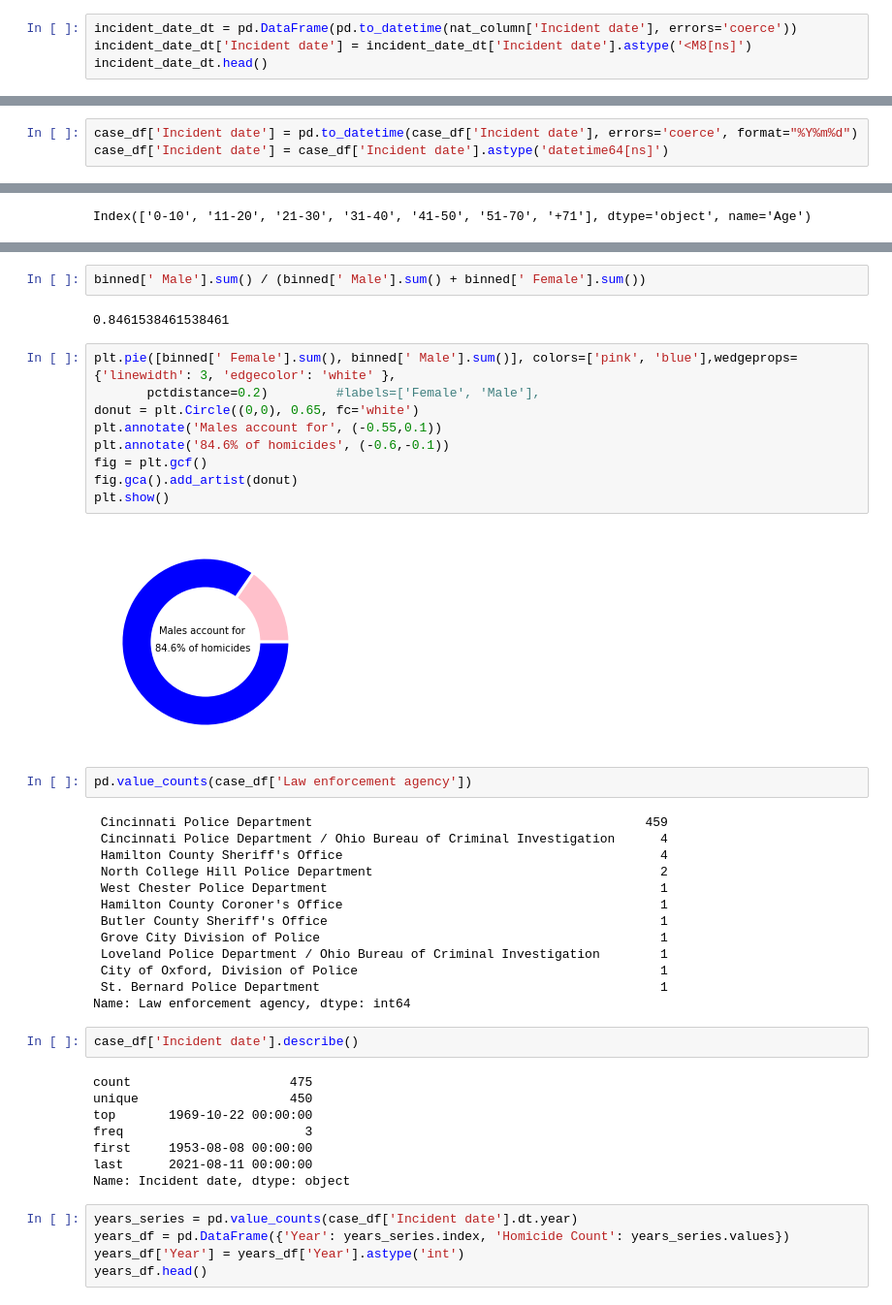
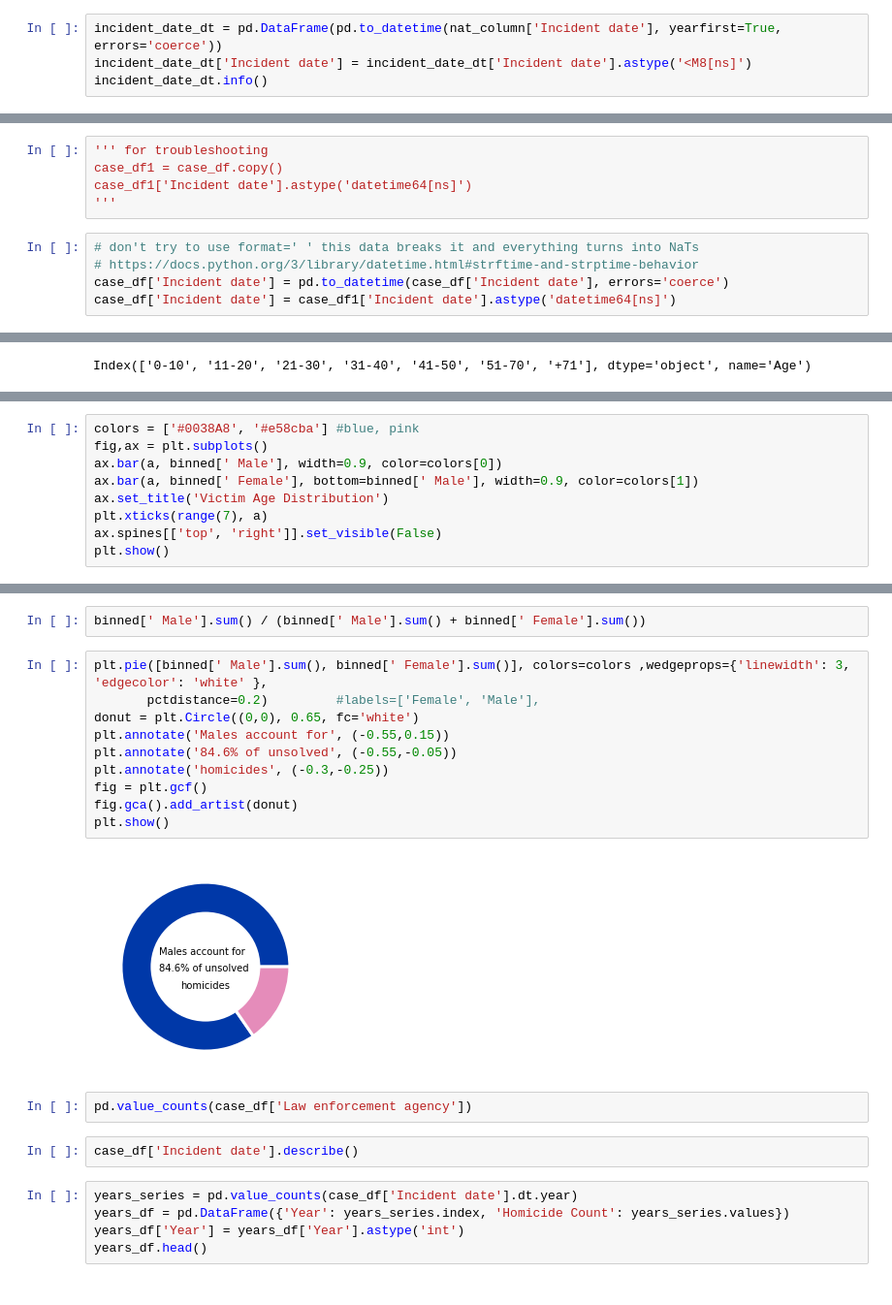
Before and after one commit to IsabelsRepo/IsabelsRepo, a Jupyter notebook: Data-Science/Unsolved Homicide Analysis/Unsolved_Homicides.ipynb, the cells around one changed output, grey strips where cells are left out. Shown at 97% size. Drawn from its saved outputs; the diff is of its cells as text.

```diff
--- a/Data-Science/Unsolved Homicide Analysis/Unsolved_Homicides.ipynb
+++ b/Data-Science/Unsolved Homicide Analysis/Unsolved_Homicides.ipynb
@@ -169,7 +168,7 @@ nat_column.head()
 | 650 | Unknown | 650 |
 | 688 | 10/22/1969 | 688 |
 # %%
-incident_date_dt = pd.DataFrame(pd.to_datetime(nat_column['Incident date'], errors='coerce'))
+incident_date_dt = pd.DataFrame(pd.to_datetime(nat_column['Incident date'], yearfirst=True, errors='coerce'))
 incident_date_dt['Incident date'] = incident_date_dt['Incident date'].astype('<M8[ns]')
-incident_date_dt.head()
+incident_date_dt.info()
 # %% [output]
@@ -186,3 +189,10 @@ dtype('<M8[ns]')
+# %%
+''' for troubleshooting
+case_df1 = case_df.copy()
+case_df1['Incident date'].astype('datetime64[ns]')
+'''
 # %%
-case_df['Incident date'] = pd.to_datetime(case_df['Incident date'], errors='coerce', format="%Y%m%d")
-case_df['Incident date'] = case_df['Incident date'].astype('datetime64[ns]')
+# don't try to use format=' ' this data breaks it and everything turns into NaTs
+# https://docs.python.org/3/library/datetime.html#strftime-and-strptime-behavior
+case_df['Incident date'] = pd.to_datetime(case_df['Incident date'], errors='coerce')
+case_df['Incident date'] = case_df1['Incident date'].astype('datetime64[ns]')
@@ -336,3 +331,12 @@ show(age_bar)
 # %% [output]
 [interactive output not drawn]
 [interactive output not drawn]
+# %%
+colors = ['#0038A8', '#e58cba'] #blue, pink
+fig,ax = plt.subplots()
+ax.bar(a, binned[' Male'], width=0.9, color=colors[0])
+ax.bar(a, binned[' Female'], bottom=binned[' Male'], width=0.9, color=colors[1])
+ax.set_title('Victim Age Distribution')
+plt.xticks(range(7), a)
+ax.spines[['top', 'right']].set_visible(False)
+plt.show()
@@ -339,43 +345,21 @@ show(age_bar)
 # %%
 binned[' Male'].sum() / (binned[' Male'].sum() + binned[' Female'].sum())
-# %% [output]
-0.8461538461538461
 # %%
-plt.pie([binned[' Female'].sum(), binned[' Male'].sum()], colors=['pink', 'blue'],wedgeprops={'linewidth': 3, 'edgecolor': 'white' },
+plt.pie([binned[' Male'].sum(), binned[' Female'].sum()], colors=colors ,wedgeprops={'linewidth': 3, 'edgecolor': 'white' },
        pctdistance=0.2)         #labels=['Female', 'Male'],
 donut = plt.Circle((0,0), 0.65, fc='white')
-plt.annotate('Males account for', (-0.55,0.1))
-plt.annotate('84.6% of homicides', (-0.6,-0.1))
+plt.annotate('Males account for', (-0.55,0.15))
+plt.annotate('84.6% of unsolved', (-0.55,-0.05))
+plt.annotate('homicides', (-0.3,-0.25))
 fig = plt.gcf()
 fig.gca().add_artist(donut)
 plt.show()
 # %% [output]
-[figure, old version]
+[figure, new version]
 # %%
 pd.value_counts(case_df['Law enforcement agency'])
-# %% [output]
- Cincinnati Police Department                                            459
- Cincinnati Police Department / Ohio Bureau of Criminal Investigation      4
- Hamilton County Sheriff's Office                                          4
- North College Hill Police Department                                      2
- West Chester Police Department                                            1
- Hamilton County Coroner's Office                                          1
- Butler County Sheriff's Office                                            1
- Grove City Division of Police                                             1
- Loveland Police Department / Ohio Bureau of Criminal Investigation        1
- City of Oxford, Division of Police                                        1
- St. Bernard Police Department                                             1
-Name: Law enforcement agency, dtype: int64
 # %%
 case_df['Incident date'].describe()
-# %% [output]
-count                     475
-unique                    450
-top       1969-10-22 00:00:00
-freq                        3
-first     1953-08-08 00:00:00
-last      2021-08-11 00:00:00
-Name: Incident date, dtype: object
 # %%
 years_series = pd.value_counts(case_df['Incident date'].dt.year)
 years_df = pd.DataFrame({'Year': years_series.index, 'Homicide Count': years_series.values})
```
Also changed, not shown: parts of 19 cells of this notebook.
